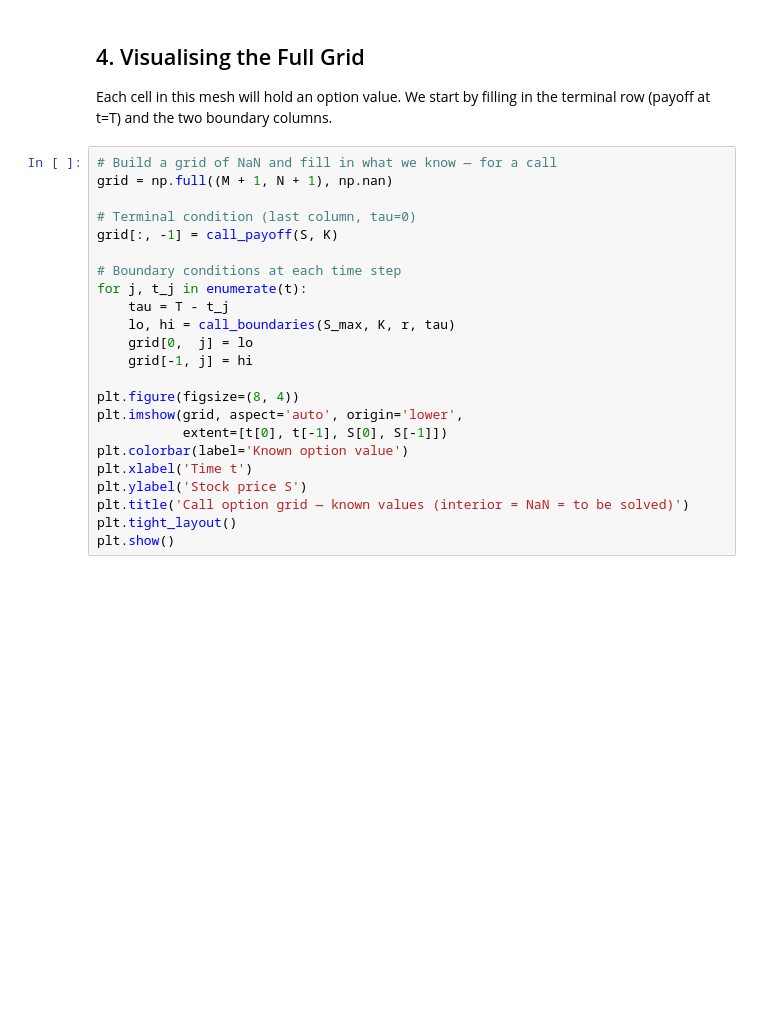
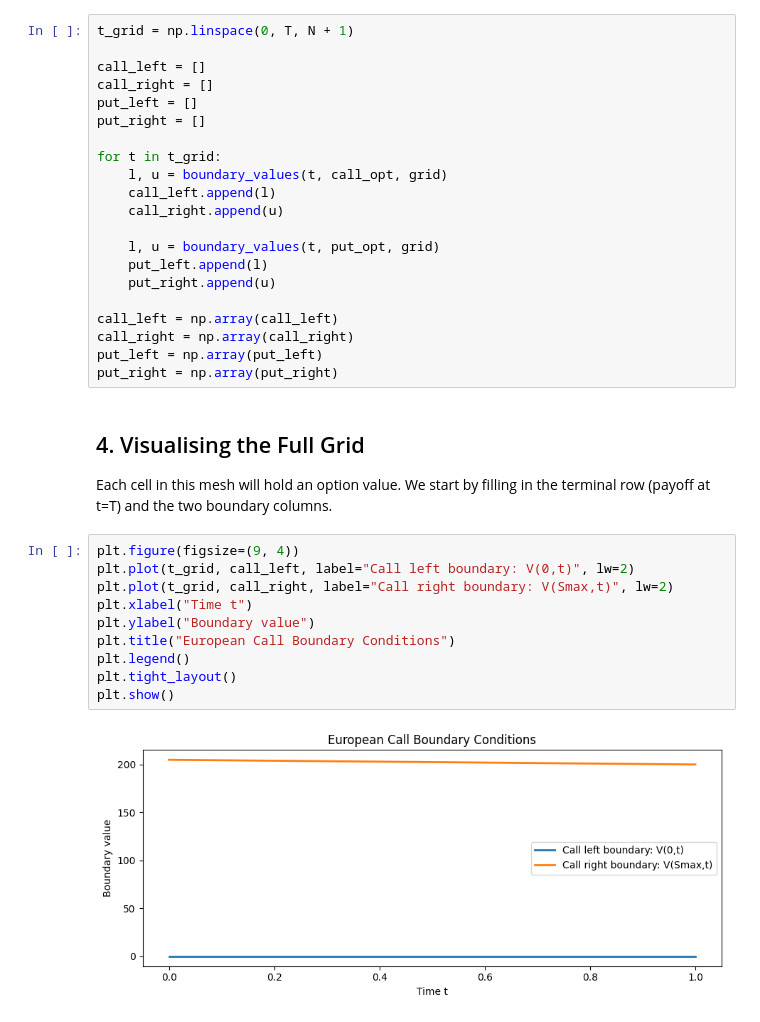
Before and after one commit to py2025/finite-difference, a Jupyter notebook: notebooks/02_grid_and_boundary_conditions.ipynb, the cells around one changed output. Drawn from its saved outputs; the diff is of its cells as text; blank space fills up the shorter version.

```diff
--- a/notebooks/02_grid_and_boundary_conditions.ipynb
+++ b/notebooks/02_grid_and_boundary_conditions.ipynb
@@ -85,27 +69,37 @@ plt.show()
+# %%
+t_grid = np.linspace(0, T, N + 1)
+
+call_left = []
+call_right = []
+put_left = []
+put_right = []
+
+for t in t_grid:
+    l, u = boundary_values(t, call_opt, grid)
+    call_left.append(l)
+    call_right.append(u)
+
+    l, u = boundary_values(t, put_opt, grid)
+    put_left.append(l)
+    put_right.append(u)
+
+call_left = np.array(call_left)
+call_right = np.array(call_right)
+put_left = np.array(put_left)
+put_right = np.array(put_right)
 # %% [markdown]
 ## 4. Visualising the Full Grid
 
 Each cell in this mesh will hold an option value. We start by filling in the terminal row (payoff at t=T) and the two boundary columns.
-# %%
-# Build a grid of NaN and fill in what we know — for a call
-grid = np.full((M + 1, N + 1), np.nan)
-
-# Terminal condition (last column, tau=0)
-grid[:, -1] = call_payoff(S, K)
-
-# Boundary conditions at each time step
-for j, t_j in enumerate(t):
-    tau = T - t_j
-    lo, hi = call_boundaries(S_max, K, r, tau)
-    grid[0,  j] = lo
-    grid[-1, j] = hi
-
-plt.figure(figsize=(8, 4))
-plt.imshow(grid, aspect='auto', origin='lower',
-           extent=[t[0], t[-1], S[0], S[-1]])
-plt.colorbar(label='Known option value')
-plt.xlabel('Time t')
-plt.ylabel('Stock price S')
-plt.title('Call option grid — known values (interior = NaN = to be solved)')
-plt.tight_layout()
-plt.show()
+# %%
+plt.figure(figsize=(9, 4))
+plt.plot(t_grid, call_left, label="Call left boundary: V(0,t)", lw=2)
+plt.plot(t_grid, call_right, label="Call right boundary: V(Smax,t)", lw=2)
+plt.xlabel("Time t")
+plt.ylabel("Boundary value")
+plt.title("European Call Boundary Conditions")
+plt.legend()
+plt.tight_layout()
+plt.show()
+# %% [output]
+[figure, added]
```
Also changed, not shown: parts of 7 cells of this notebook, 8 other files.
